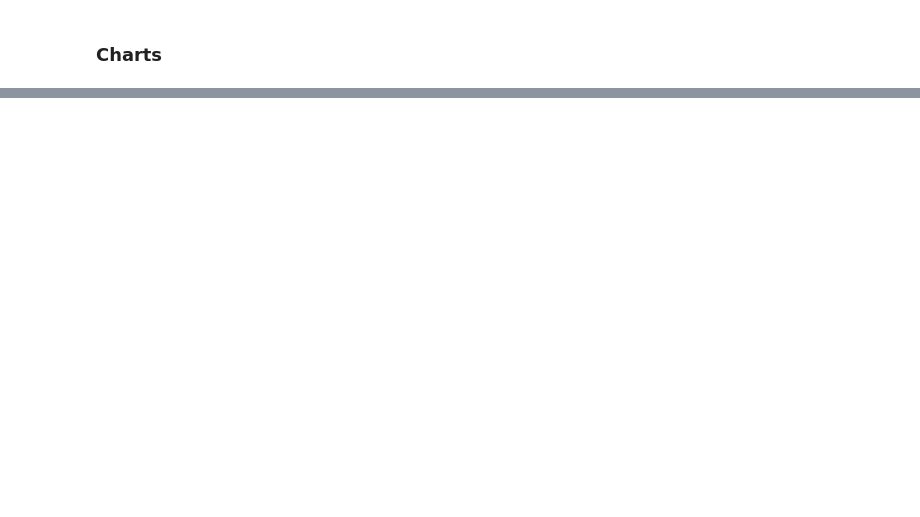
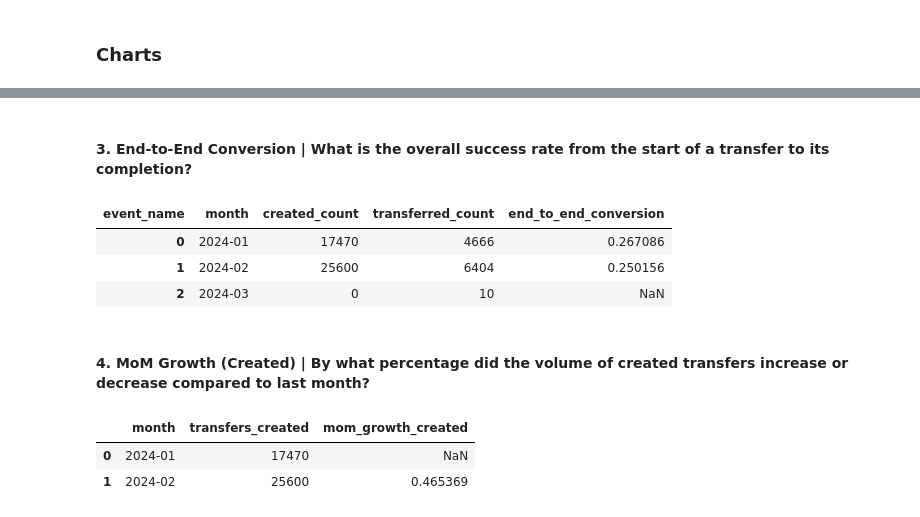
Before and after one commit to gutah/wise_case, a Jupyter notebook: code/exploratory_data_analysis.ipynb, the cells around one changed output, grey strips where cells are left out. Drawn from its saved outputs; the diff is of its cells as text; code cells hidden in the pictures; blank space fills up the shorter version.

```diff
--- a/code/exploratory_data_analysis.ipynb
+++ b/code/exploratory_data_analysis.ipynb
@@ -289,0 +263,39 @@ invalid value encountered in divide
+# %% [markdown]
+#### 3. End-to-End Conversion | What is the overall success rate from the start of a transfer to its completion?
+# %%
+df_end_to_end_conversion = funded_base[
+    ["month", "Transfer Created", "Transfer Transferred"]
+].copy()
+
+df_end_to_end_conversion = df_end_to_end_conversion.rename(
+    columns={
+        "Transfer Created": "created_count",
+        "Transfer Transferred": "transferred_count"
+    }
+)
+df_end_to_end_conversion["end_to_end_conversion"] = safe_divide(
+    df_end_to_end_conversion["transferred_count"],
+    df_end_to_end_conversion["created_count"]
+)
+
+
+df_end_to_end_conversion
+# %% [output]
+| event_name | month | created_count | transferred_count | end_to_end_conversion |
+| 0 | 2024-01 | 17470 | 4666 | 0.267086 |
+| 1 | 2024-02 | 25600 | 6404 | 0.250156 |
+| 2 | 2024-03 | 0 | 10 | NaN |
+# %% [markdown]
+#### 4. MoM Growth (Created) | By what percentage did the volume of created transfers increase or decrease compared to last month?
+# %%
+df_mom_growth_created = df_transfers_created.copy()
+df_mom_growth_created = df_mom_growth_created.sort_values("month").reset_index(drop=True)
+df_mom_growth_created["mom_growth_created"] = (
+    df_mom_growth_created["transfers_created"].pct_change()
+)
+
+df_mom_growth_created
+# %% [output]
+|  | month | transfers_created | mom_growth_created |
+| 0 | 2024-01 | 17470 | NaN |
+| 1 | 2024-02 | 25600 | 0.465369 |
```
Also changed, not shown: parts of 26 cells of this notebook.
